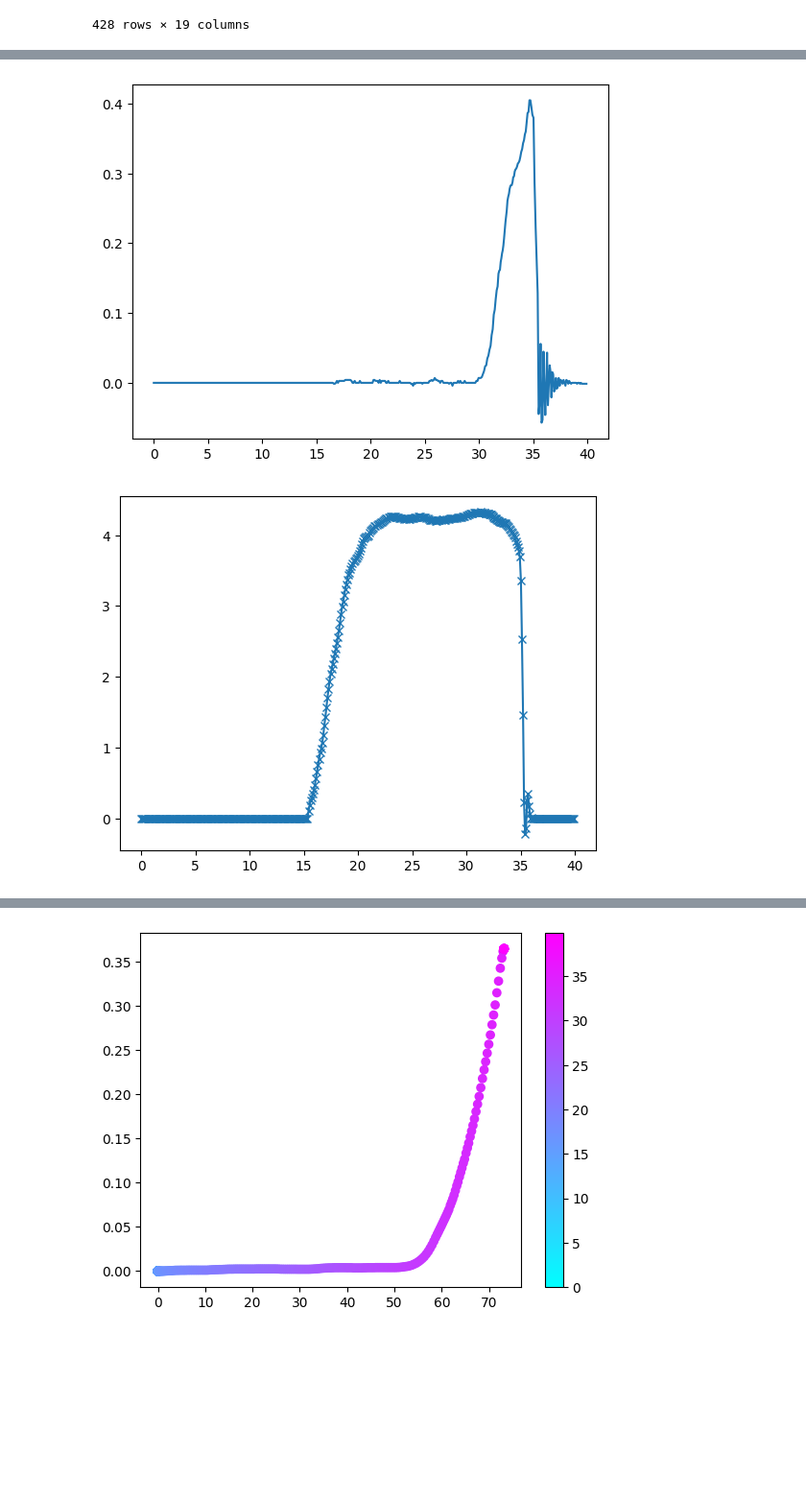
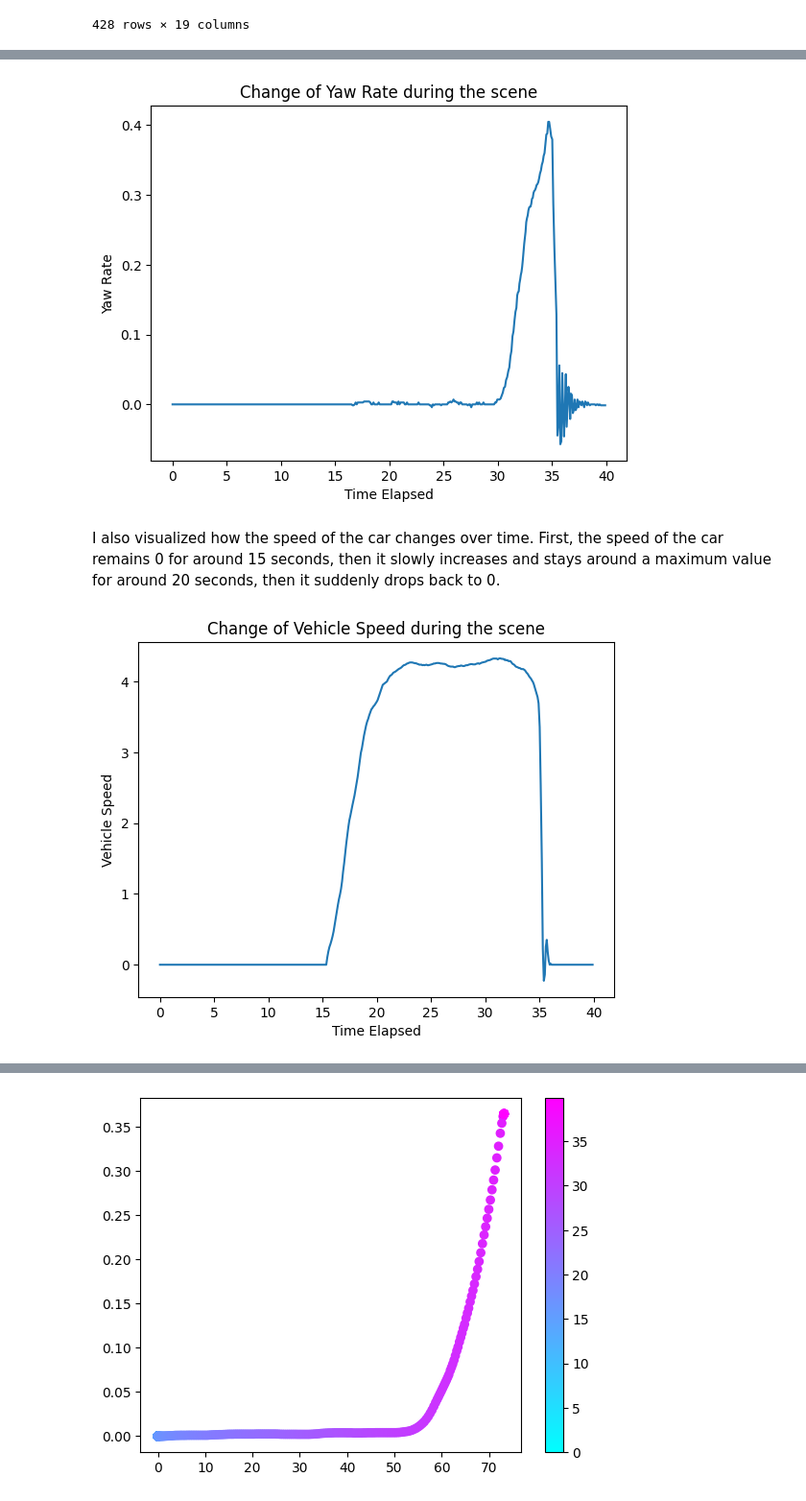
Before and after one commit to Keshish/ATFP, a Jupyter notebook: process_data.ipynb, the cells around one changed output, grey strips where cells are left out. Shown: that part at 96% size. Cells and saved outputs as stored; diff of their text form; code cells hidden in the pictures; blank space fills up the shorter version.

```diff
--- a/process_data.ipynb
+++ b/process_data.ipynb
@@ -37,8 +41,3 @@ memory usage: 66.9 KB
 | 426 | 840 | -644 | 9902 | -2047 | ... |
 | 427 | 829 | -650 | 9897 | -2041 | ... |
 428 rows × 19 columns
-# %%
-dists = ["FirstObjectDistance_X", "FirstObjectDistance_Y","SecondObjectDistance_X", "SecondObjectDistance_Y","ThirdObjectDistance_X", "ThirdObjectDistance_Y","FourthObjectDistance_X", "FourthObjectDistance_Y"]
-for  dist in dists:
-    DevelopmentData[dist] /= 128
-DevelopmentData
@@ -58,0 +47,5 @@ DevelopmentData
+# %%
+distances = ["FirstObjectDistance_X", "FirstObjectDistance_Y","SecondObjectDistance_X", "SecondObjectDistance_Y","ThirdObjectDistance_X", "ThirdObjectDistance_Y","FourthObjectDistance_X", "FourthObjectDistance_Y"]
+for  dist in distances:
+    DevelopmentData[dist] /= 128
+DevelopmentData
@@ -76,5 +73,5 @@ DevelopmentData
 # %%
-vels = ["FirstObjectSpeed_X", "FirstObjectSpeed_Y","SecondObjectSpeed_X", "SecondObjectSpeed_Y","ThirdObjectSpeed_X", "ThirdObjectSpeed_Y","FourthObjectSpeed_X", "FourthObjectSpeed_Y"]
+velocities = ["FirstObjectSpeed_X", "FirstObjectSpeed_Y","SecondObjectSpeed_X", "SecondObjectSpeed_Y","ThirdObjectSpeed_X", "ThirdObjectSpeed_Y","FourthObjectSpeed_X", "FourthObjectSpeed_Y"]
 
-for vel in vels:
+for vel in velocities:
     DevelopmentData[vel] /= 256
@@ -98,4 +99,5 @@ DevelopmentData
 # %%
 DevelopmentData["TimestampDiff"] = DevelopmentData.Timestamp.diff()
-DevelopmentData
+DevelopmentData.TimestampDiff.fillna(DevelopmentData.TimestampDiff.median(), inplace=True)
+DevelopmentData.TimestampDiff
 # %% [output]
@@ -115,12 +119,18 @@ DevelopmentData
 # %%
 plt.plot(DevelopmentData.Timestamp, DevelopmentData.YawRate)
-
+plt.xlabel("Time Elapsed")
+plt.ylabel("Yaw Rate")
+plt.title("Change of Yaw Rate during the scene")
 plt.show()
 # %% [output]
-[figure, old version]
+[figure, new version]
+# %% [markdown]
+I also visualized how the speed of the car changes over time. First, the speed of the car remains 0 for around 15 seconds, then it slowly increases and stays around a maximum value for around 20 seconds, then it suddenly drops back to 0.
 # %%
-plt.plot(DevelopmentData.Timestamp, DevelopmentData.VehicleSpeed, marker="x")
-
+plt.plot(DevelopmentData.Timestamp, DevelopmentData.VehicleSpeed)
+plt.xlabel("Time Elapsed")
+plt.ylabel("Vehicle Speed")
+plt.title("Change of Vehicle Speed during the scene")
 plt.show()
 # %% [output]
-[figure, old version]
+[figure, new version]
```
Also changed, not shown: parts of 18 cells of this notebook.
